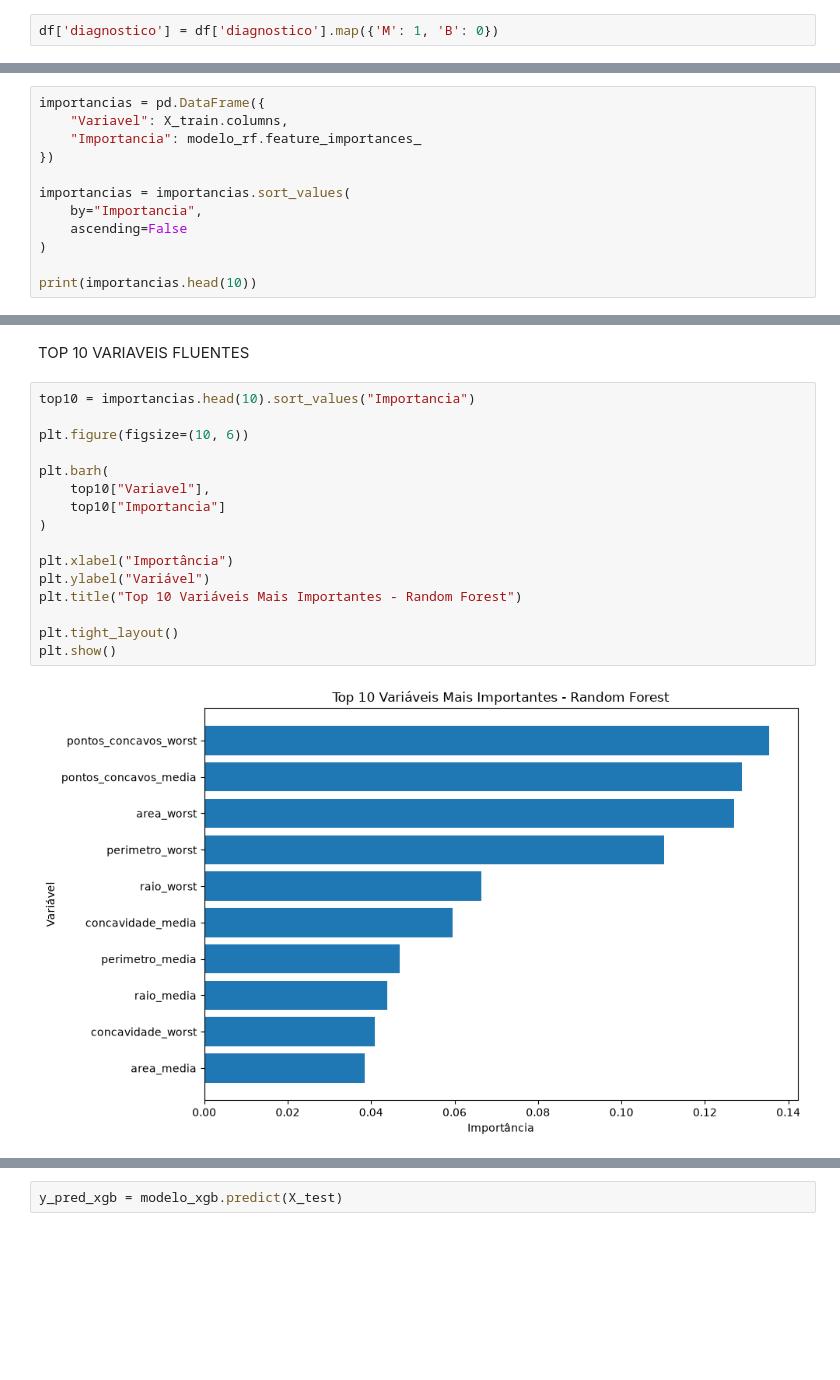
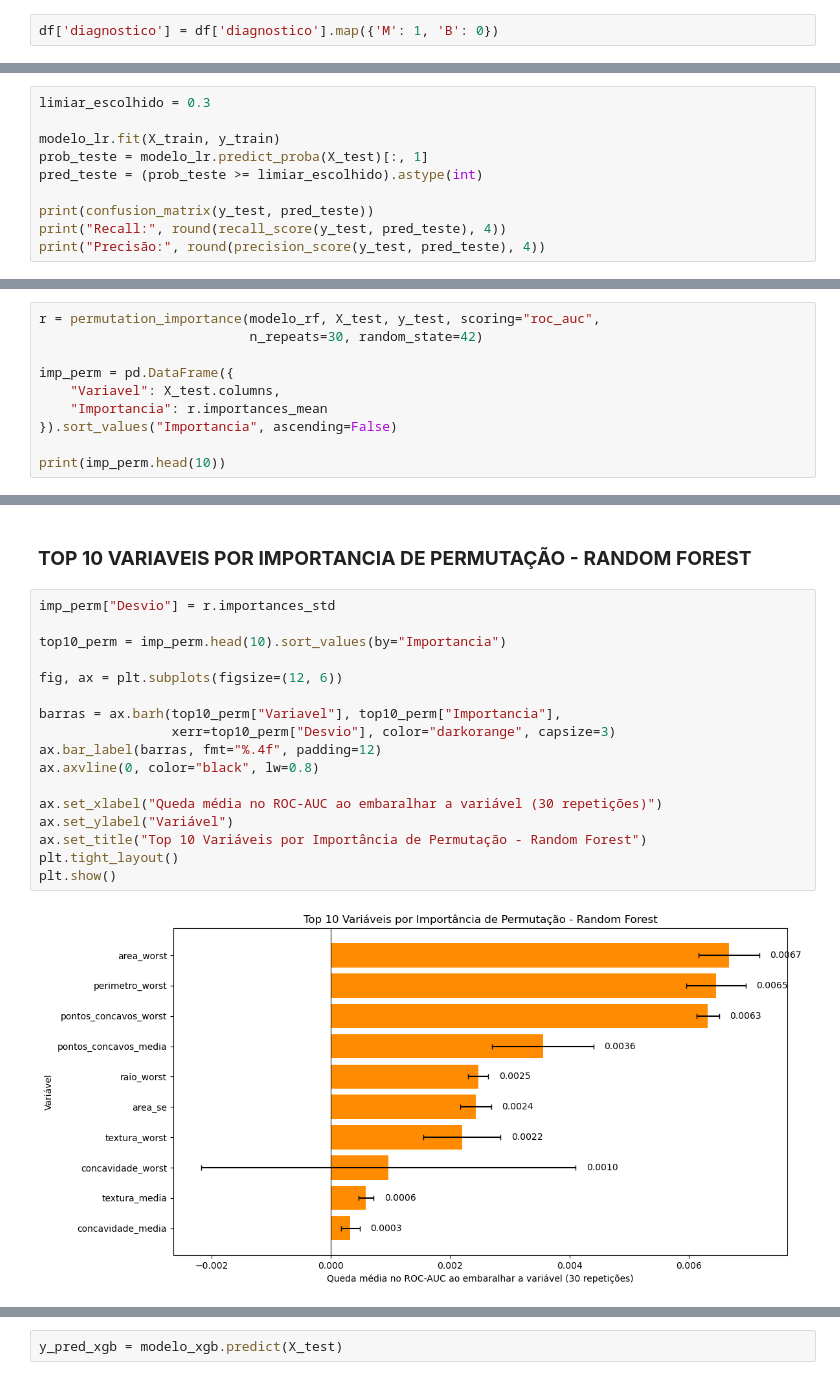
Before and after one commit to Jonatan-Trindade/Breast-Cancer-Classification, a Jupyter notebook: notebook/breast_cancer.ipynb, the cells around one changed output, grey strips where cells are left out. Drawn from its saved outputs; the diff is of its cells as text; blank space fills up the shorter version.

```diff
--- a/notebook/breast_cancer.ipynb
+++ b/notebook/breast_cancer.ipynb
@@ -250,0 +496,10 @@ coef_df
+# %%
+limiar_escolhido = 0.3
+
+modelo_lr.fit(X_train, y_train)
+prob_teste = modelo_lr.predict_proba(X_test)[:, 1]
+pred_teste = (prob_teste >= limiar_escolhido).astype(int)
+
+print(confusion_matrix(y_test, pred_teste))
+print("Recall:", round(recall_score(y_test, pred_teste), 4))
+print("Precisão:", round(precision_score(y_test, pred_teste), 4))
@@ -333,14 +710,12 @@ VARIAVEIS MAIS INFLUENCIARAM ESSE DESEMPENHO
 # %%
-importancias = pd.DataFrame({
-    "Variavel": X_train.columns,
-    "Importancia": modelo_rf.feature_importances_
-})
+r = permutation_importance(modelo_rf, X_test, y_test, scoring="roc_auc",
+                           n_repeats=30, random_state=42)
 
-importancias = importancias.sort_values(
-    by="Importancia",
-    ascending=False
-)
+imp_perm = pd.DataFrame({
+    "Variavel": X_test.columns,
+    "Importancia": r.importances_mean
+}).sort_values("Importancia", ascending=False)
 
-print(importancias.head(10))
+print(imp_perm.head(10))
 # %% [output]
                  Variavel  Importancia
@@ -357,20 +732,21 @@ print(importancias.head(10))
 # %% [markdown]
-TOP 10 VARIAVEIS FLUENTES
+### **TOP 10 VARIAVEIS POR IMPORTANCIA DE PERMUTAÇÃO - RANDOM FOREST**
 # %%
-top10 = importancias.head(10).sort_values("Importancia")
+imp_perm["Desvio"] = r.importances_std
 
-plt.figure(figsize=(10, 6))
+top10_perm = imp_perm.head(10).sort_values(by="Importancia")
 
-plt.barh(
-    top10["Variavel"],
-    top10["Importancia"]
-)
+fig, ax = plt.subplots(figsize=(12, 6))
 
-plt.xlabel("Importância")
-plt.ylabel("Variável")
-plt.title("Top 10 Variáveis Mais Importantes - Random Forest")
+barras = ax.barh(top10_perm["Variavel"], top10_perm["Importancia"],
+                 xerr=top10_perm["Desvio"], color="darkorange", capsize=3)
+ax.bar_label(barras, fmt="%.4f", padding=12)
+ax.axvline(0, color="black", lw=0.8)
 
+ax.set_xlabel("Queda média no ROC-AUC ao embaralhar a variável (30 repetições)")
+ax.set_ylabel("Variável")
+ax.set_title("Top 10 Variáveis por Importância de Permutação - Random Forest")
 plt.tight_layout()
 plt.show()
 # %% [output]
-[figure, old version]
+[figure, new version]
```
Also changed, not shown: parts of 222 cells of this notebook.
